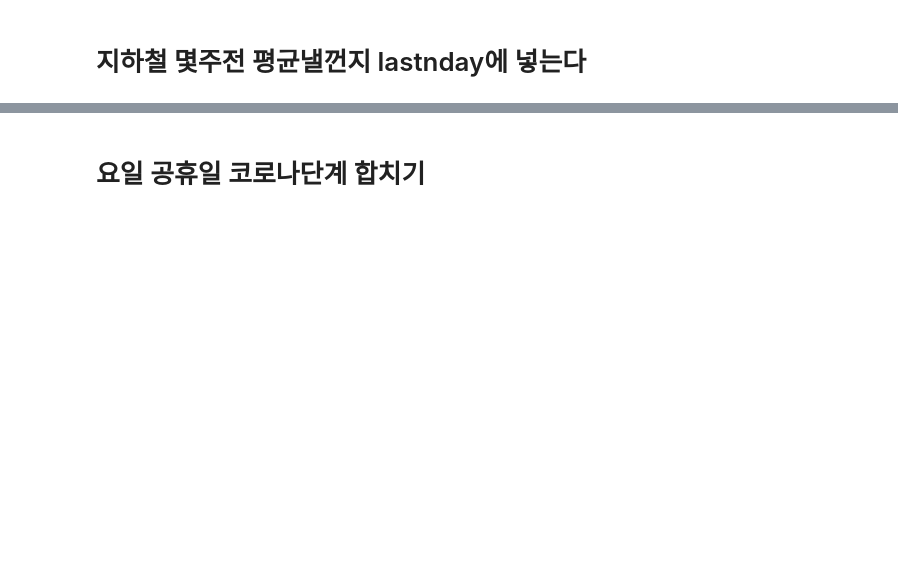
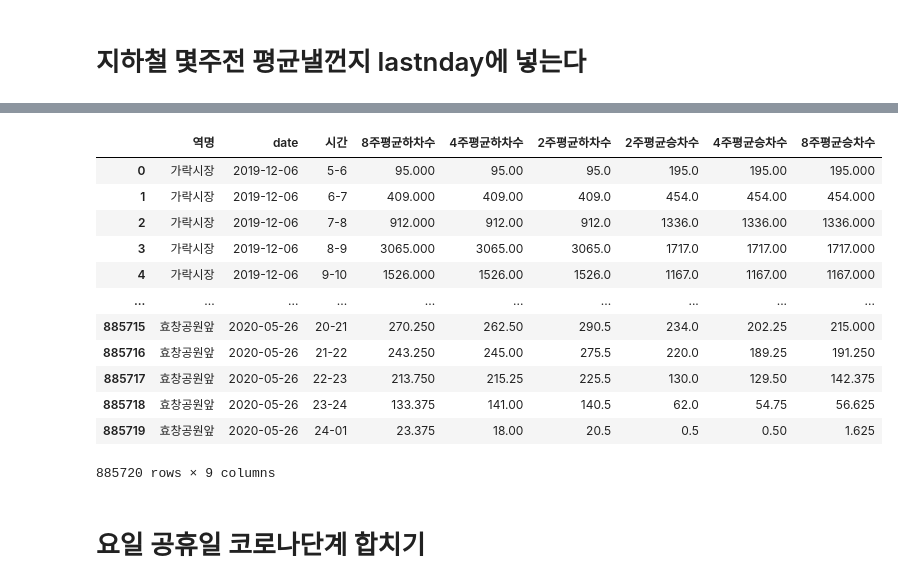
Before and after one commit to Changyoon-Lee/big_contest, a Jupyter notebook: modeling/datamerging.ipynb, the cells around one changed output, grey strips where cells are left out. Saved outputs shown, nothing was run; the diff lists cells and outputs as text; code cells hidden in the pictures; blank space fills up the shorter version.

```diff
--- a/modeling/datamerging.ipynb
+++ b/modeling/datamerging.ipynb
@@ -72,3 +122,22 @@ new_df_.columns = ['역명','date','시간','평균하차수']
+# %%
+# all_new_df.to_pickle('data/all_new_df.pickle')
+new_df_ = pd.read_pickle('data/all_new_df.pickle')
+# %%
+new_df_
+# %% [output]
+|  | 역명 | date | 시간 | 8주평균하차수 | 4주평균하차수 | 2주평균하차수 | 2주평균승차수 | 4주평균승차수 | 8주평균승차수 |
+| 0 | 가락시장 | 2019-12-06 | 5-6 | 95.000 | 95.00 | 95.0 | 195.0 | 195.00 | 195.000 |
+| 1 | 가락시장 | 2019-12-06 | 6-7 | 409.000 | 409.00 | 409.0 | 454.0 | 454.00 | 454.000 |
+| 2 | 가락시장 | 2019-12-06 | 7-8 | 912.000 | 912.00 | 912.0 | 1336.0 | 1336.00 | 1336.000 |
+| 3 | 가락시장 | 2019-12-06 | 8-9 | 3065.000 | 3065.00 | 3065.0 | 1717.0 | 1717.00 | 1717.000 |
+| 4 | 가락시장 | 2019-12-06 | 9-10 | 1526.000 | 1526.00 | 1526.0 | 1167.0 | 1167.00 | 1167.000 |
+| ... | ... | ... | ... | ... | ... | ... | ... | ... | ... |
+| 885715 | 효창공원앞 | 2020-05-26 | 20-21 | 270.250 | 262.50 | 290.5 | 234.0 | 202.25 | 215.000 |
+| 885716 | 효창공원앞 | 2020-05-26 | 21-22 | 243.250 | 245.00 | 275.5 | 220.0 | 189.25 | 191.250 |
+| 885717 | 효창공원앞 | 2020-05-26 | 22-23 | 213.750 | 215.25 | 225.5 | 130.0 | 129.50 | 142.375 |
+| 885718 | 효창공원앞 | 2020-05-26 | 23-24 | 133.375 | 141.00 | 140.5 | 62.0 | 54.75 | 56.625 |
+| 885719 | 효창공원앞 | 2020-05-26 | 24-01 | 23.375 | 18.00 | 20.5 | 0.5 | 0.50 | 1.625 |
+885720 rows × 9 columns
 # %% [markdown]
 # 요일 공휴일 코로나단계 합치기
 # %%
```
Also changed, not shown: parts of 52 cells of this notebook, 16 other files.
